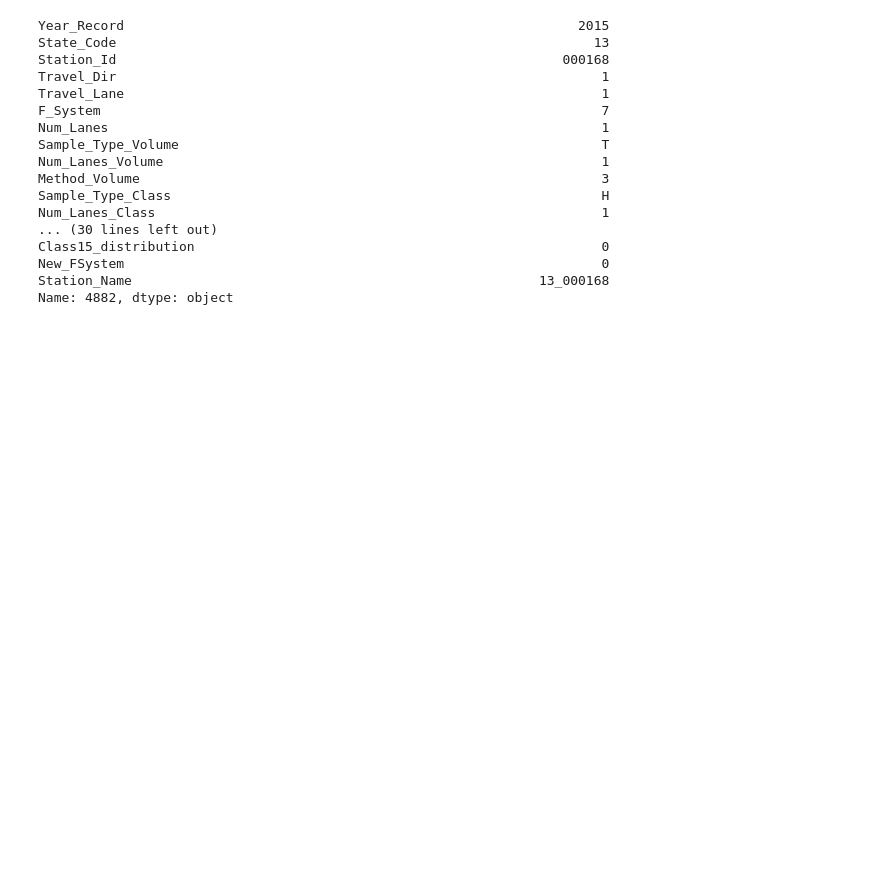
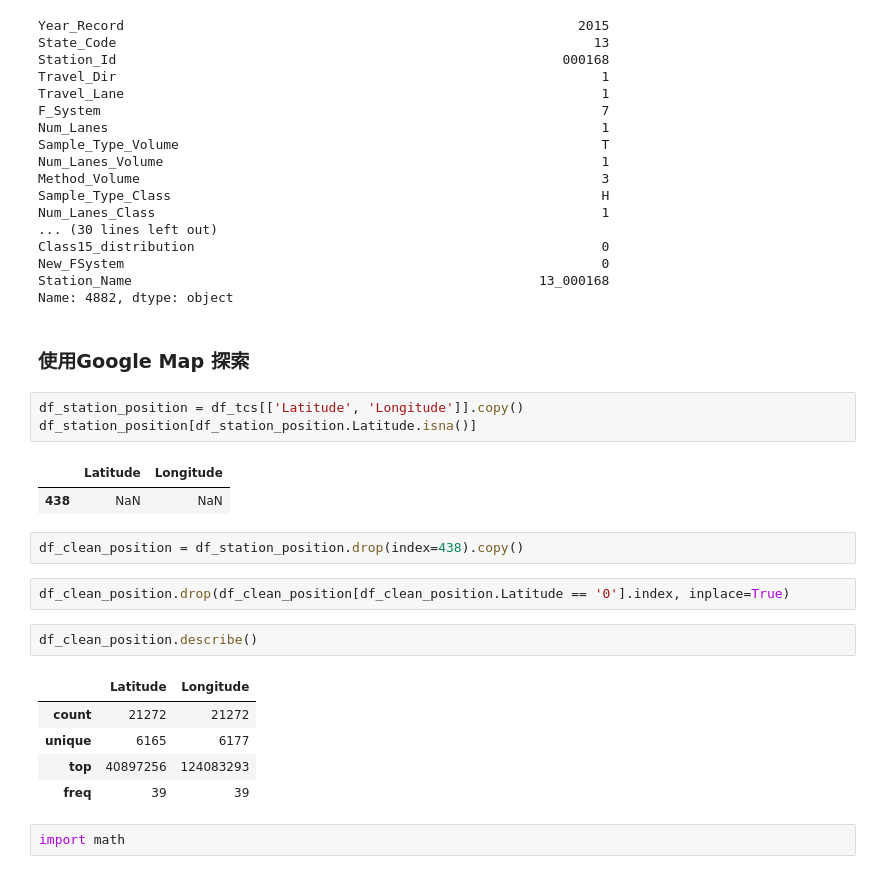
Before and after one commit to AshWorkshop/Modash, a Jupyter notebook: notebooks/MCM2017/Problem B.ipynb, the cells around one changed output. Cells and saved outputs as stored; diff of their text form; blank space fills up the shorter version.

```diff
--- a/notebooks/MCM2017/Problem B.ipynb
+++ b/notebooks/MCM2017/Problem B.ipynb
@@ -175,3 +160,25 @@ Class15_distribution                                                    0
 New_FSystem                                                             0
 Station_Name                                                    13_000168
 Name: 4882, dtype: object
+# %% [markdown]
+### 使用Google Map 探索
+# %%
+df_station_position = df_tcs[['Latitude', 'Longitude']].copy()
+df_station_position[df_station_position.Latitude.isna()]
+# %% [output]
+|  | Latitude | Longitude |
+| 438 | NaN | NaN |
+# %%
+df_clean_position = df_station_position.drop(index=438).copy()
+# %%
+df_clean_position.drop(df_clean_position[df_clean_position.Latitude == '0'].index, inplace=True)
+# %%
+df_clean_position.describe()
+# %% [output]
+|  | Latitude | Longitude |
+| count | 21272 | 21272 |
+| unique | 6165 | 6177 |
+| top | 40897256 | 124083293 |
+| freq | 39 | 39 |
+# %%
+import math
```
Also changed, not shown: parts of 14 cells of this notebook, 2 other files.
